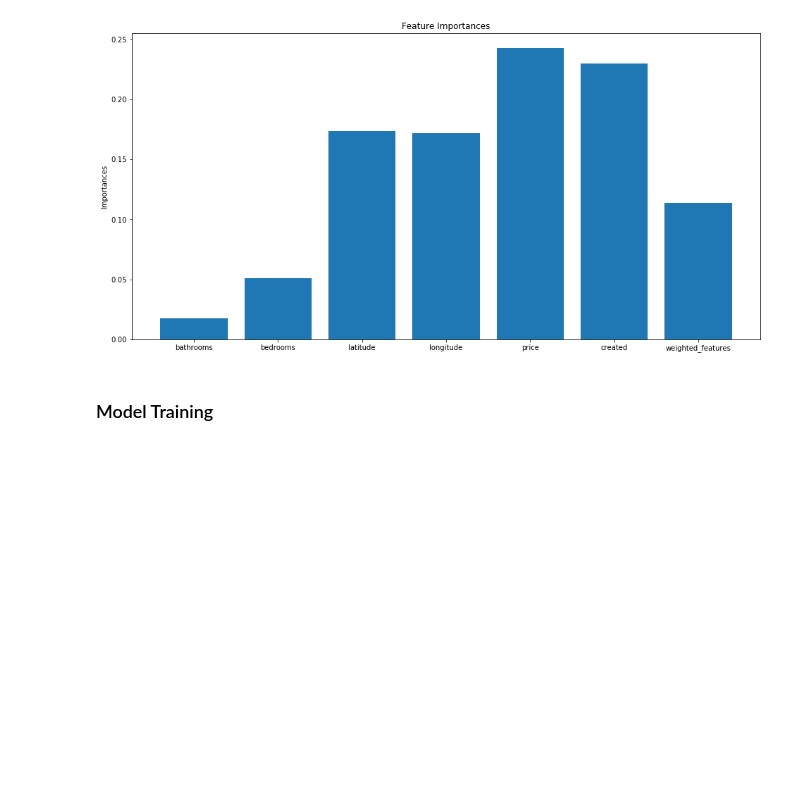
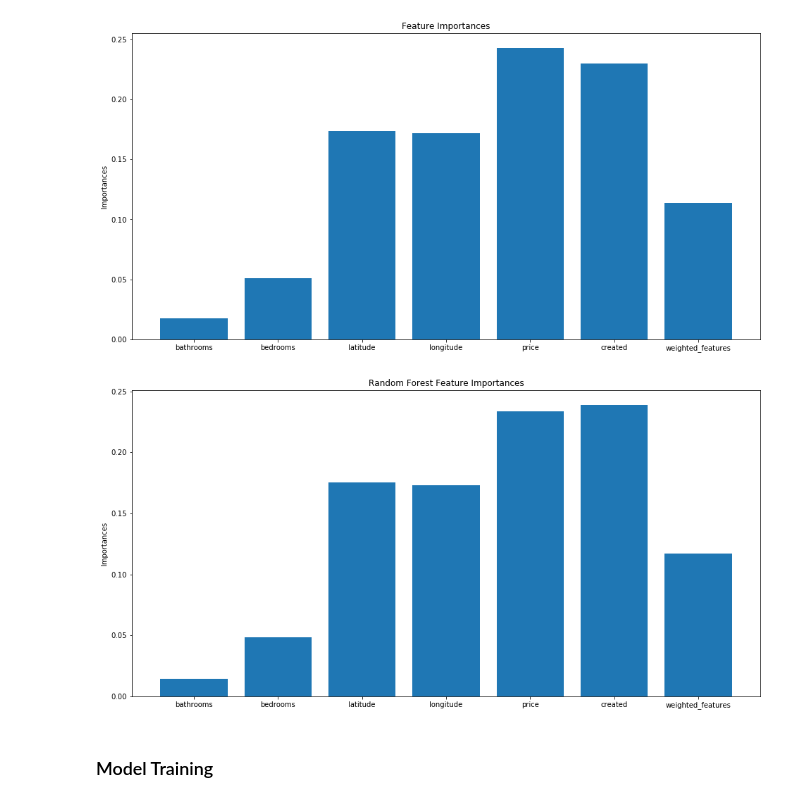
Before and after one commit to zhucebuliaolongchuan/Tandon_Torch, a Jupyter notebook: Tandon_Torch_refined.ipynb, the cells around one changed output. Saved outputs shown, nothing was run; the diff lists cells and outputs as text; code cells hidden in the pictures; blank space fills up the shorter version.

```diff
--- a/Tandon_Torch_refined.ipynb
+++ b/Tandon_Torch_refined.ipynb
@@ -155,6 +180,21 @@ plt.title('Feature Importances')
 plt.show()
 # %% [output]
 [figure]
+# %%
+random_forest = RandomForestClassifier(n_estimators=250, random_state=0)
+X, y = train_data.drop('interest_level', 1), train_data.interest_level
+random_forest.fit(X, y)
+importances = random_forest.feature_importances_
+# %%
+# Plot the Picture for the feature importances
+plt.figure(figsize=(16,8))
+plt.bar(np.arange(7), random_forest.feature_importances_)
+plt.xticks(np.arange(7), columns)
+plt.ylabel('Importances')
+plt.title('Random Forest Feature Importances')
+plt.show()
+# %% [output]
+[figure, added]
 # %% [markdown]
 ### Model Training
 # %% [markdown]
```
Also changed, not shown: parts of 27 cells of this notebook.
